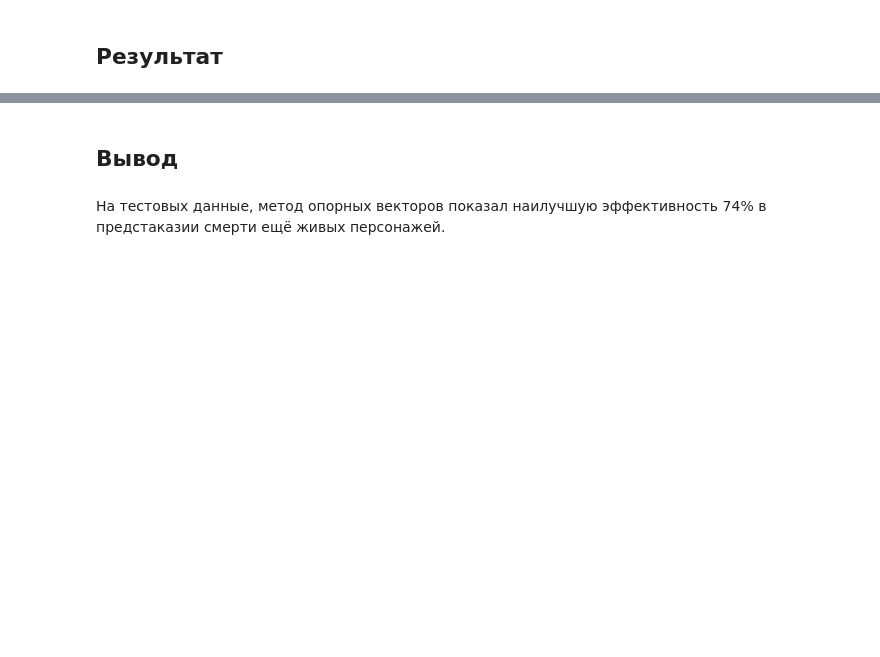
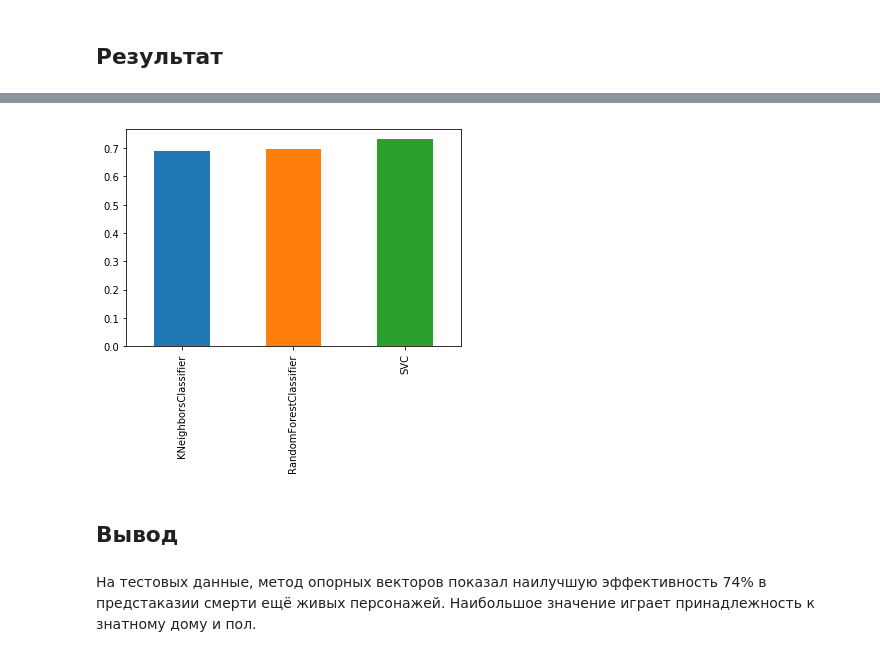
Before and after one commit to farwydi/python-example, a Jupyter notebook: Untitled.ipynb, the cells around one changed output, grey strips where cells are left out. Cells and saved outputs as stored; diff of their text form; code cells hidden in the pictures; blank space fills up the shorter version.

```diff
--- a/Untitled.ipynb
+++ b/Untitled.ipynb
@@ -178,4 +182,11 @@ sm.plot(kind='bar')
+# %%
+x_train = x_train.drop(columns=['GoT', 'CoK', 'SoS', 'FfC', 'DwD'])
+x_test = x_test.drop(columns=['GoT', 'CoK', 'SoS', 'FfC', 'DwD'])
+# %%
+res(x_train, y_train, x_test, y_test)
+# %% [output]
+[figure, added]
 # %% [markdown]
 ## Вывод
 # %% [markdown]
-На тестовых данные, метод опорных векторов показал наилучшую эффективность 74% в предстаказии смерти ещё живых персонажей.
+На тестовых данные, метод опорных векторов показал наилучшую эффективность 74% в предстаказии смерти ещё живых персонажей. Наибольшое значение играет принадлежность к знатному дому и пол.
```
Also changed, not shown: parts of 6 cells of this notebook.
